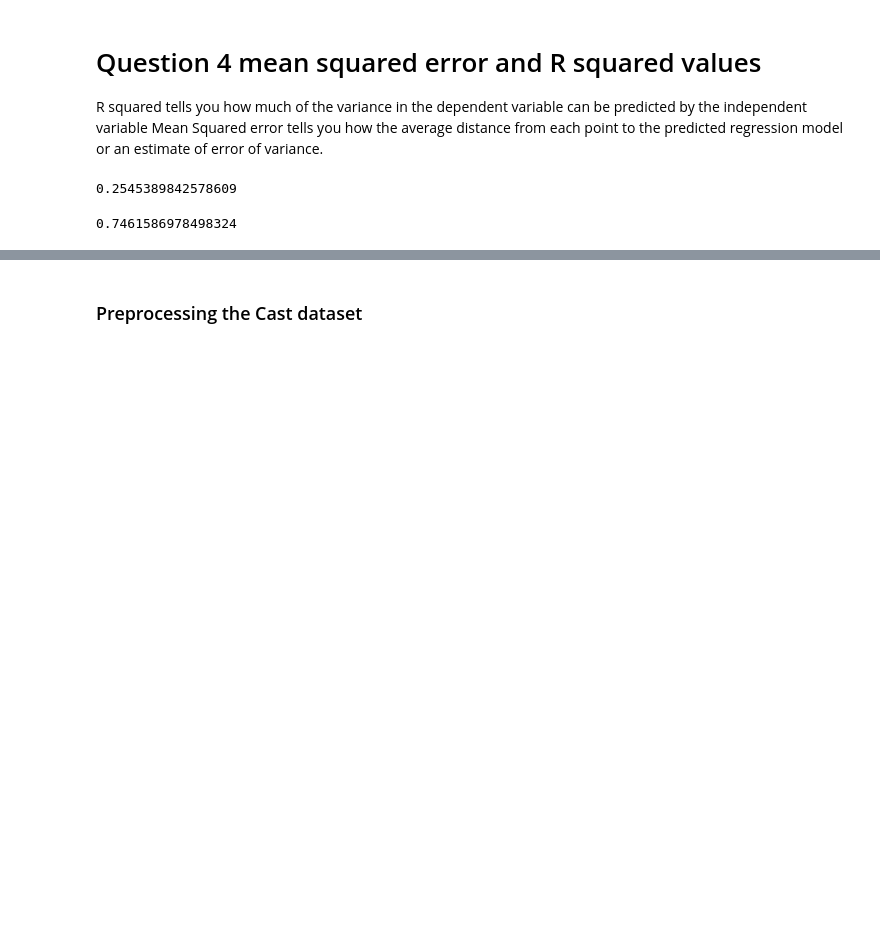
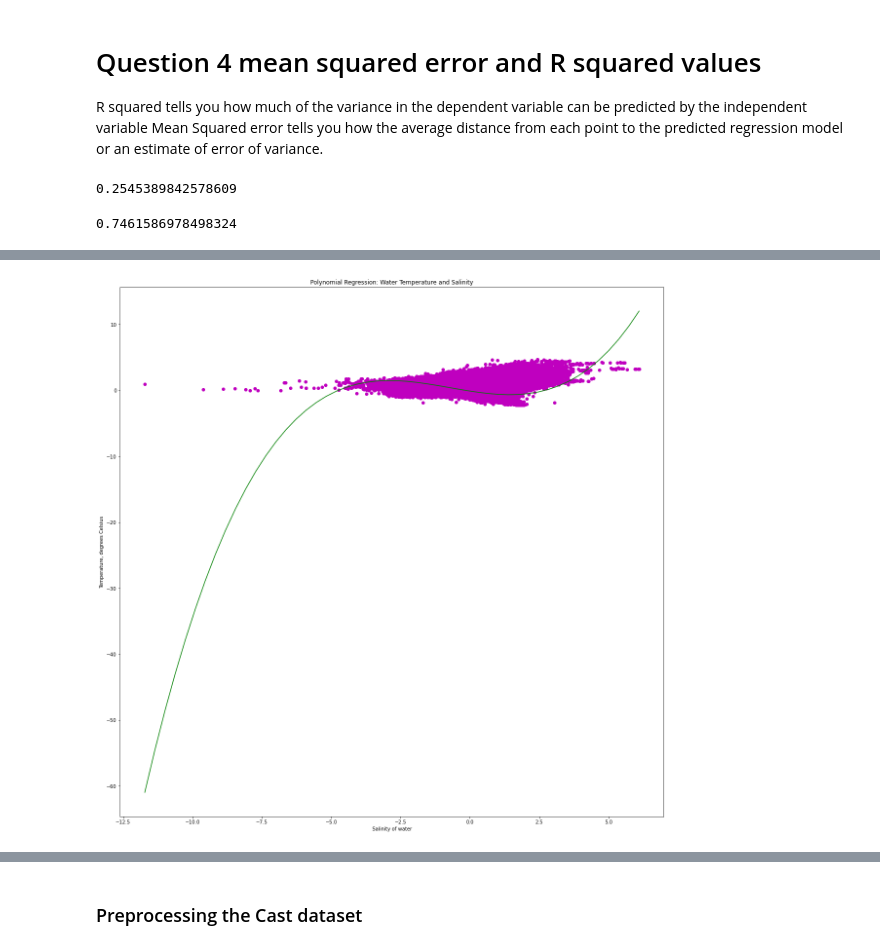
Before and after one commit to britt-emm/Homework, a Jupyter notebook: week_13/Week13_HW.ipynb, the cells around one changed output, grey strips where cells are left out. Saved outputs shown, nothing was run; the diff lists cells and outputs as text; code cells hidden in the pictures; blank space fills up the shorter version.

```diff
--- a/week_13/Week13_HW.ipynb
+++ b/week_13/Week13_HW.ipynb
@@ -381,0 +348,26 @@ accuracy2
+# %%
+
+prediction_space = np.linspace(min(X), max(X)) # got this from Amanda
+
+poly = PolynomialFeatures(degree=3)
+
+x_poly2 = poly.fit_transform(X_train)
+poly.fit(X_train, y_train)
+
+model = LinearRegression()
+model.fit(x_poly2, y_train)
+
+y_pred2= model.predict(poly.fit_transform(X_test))
+
+
+fig, ax = plt.subplots(figsize=(20,20))
+
+ax.set(title='Polynomial Regression: Water Temperature and Salinity',
+      ylabel = 'Temperature, degrees Celsius',
+      xlabel = 'Salinity of water')
+plt.scatter(X_test, y_test, color = 'm')
+plt.plot(prediction_space, model.predict(poly.fit_transform(prediction_space)), color ='g') # got this from Amanda
+#plt.plot(X_test, y_pred2, color='g')
+plt.show()
+# %% [output]
+[figure, added]
```
Also changed, not shown: parts of 29 cells of this notebook.
